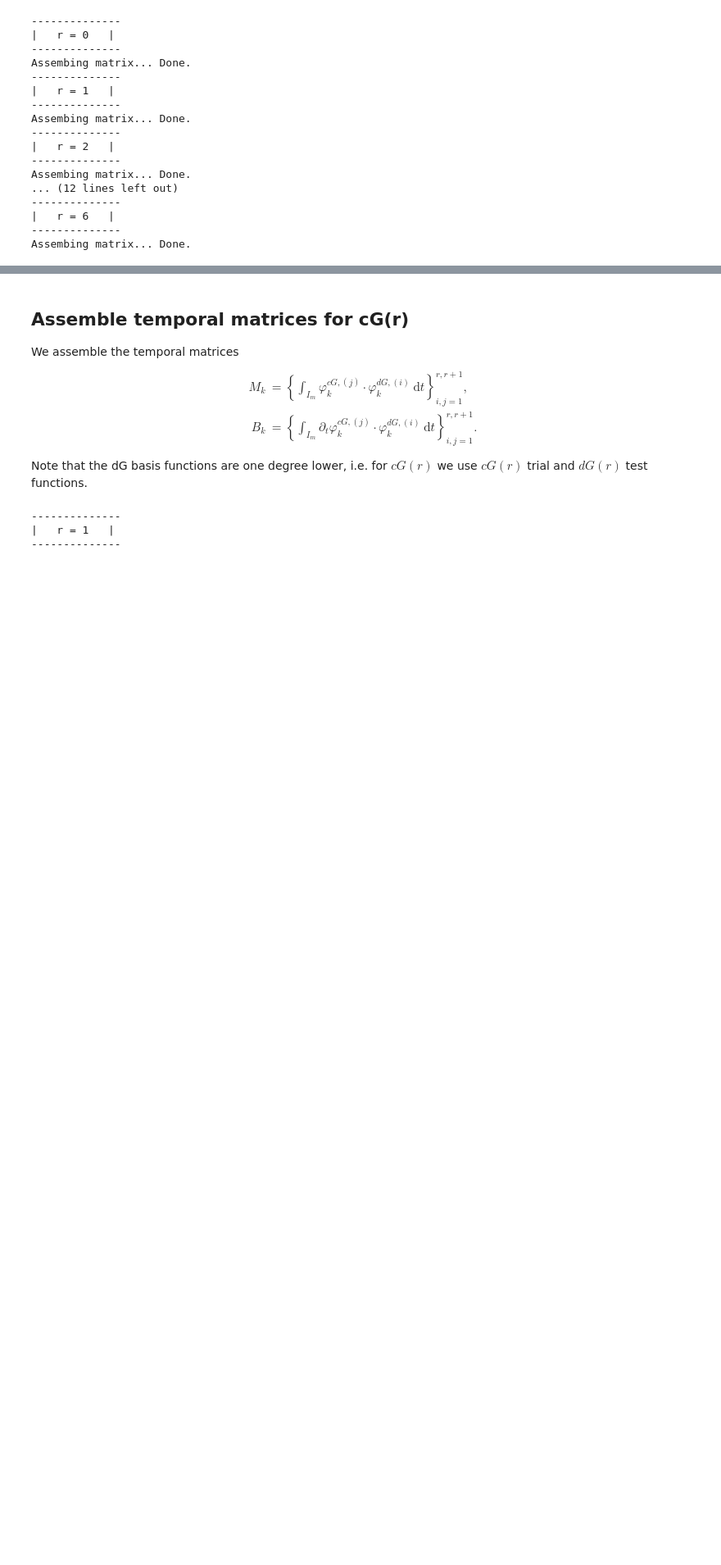
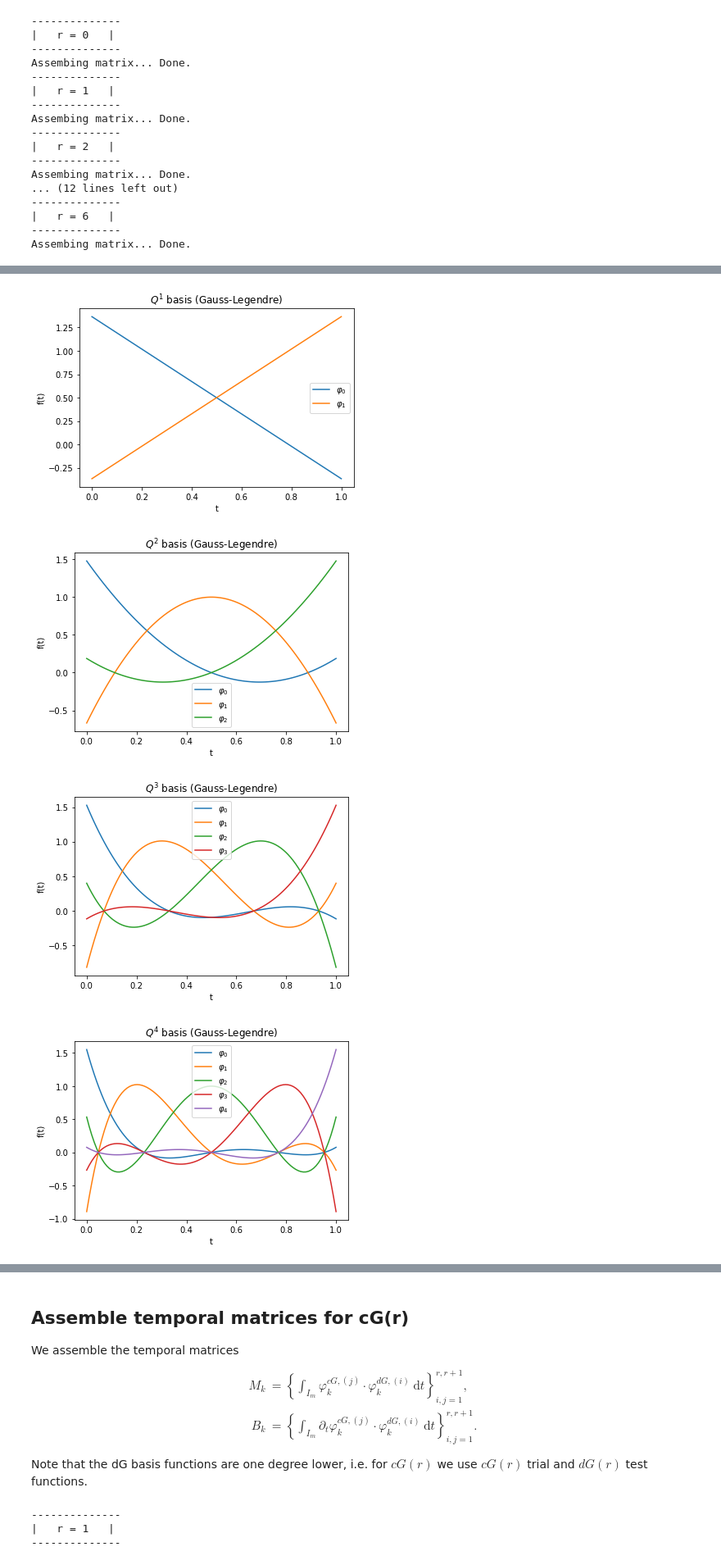
Before and after one commit to mathmerizing/PhD_SupplementaryMaterial, a Jupyter notebook: Time_FEM/Galerkin_OneElement_Convergence.ipynb, the cells around one changed output, grey strips where cells are left out. Shown at 82% size. Saved outputs shown, nothing was run; the diff lists cells and outputs as text; code cells hidden in the pictures; blank space fills up the shorter version.

Commit message:
Added convergence for dG(r) with Gauss-Legendre

```diff
--- a/Time_FEM/Galerkin_OneElement_Convergence.ipynb
+++ b/Time_FEM/Galerkin_OneElement_Convergence.ipynb
@@ -312,0 +313,33 @@ Slope for dG(5): 5.977089688350071
+# %%
+# dictionary of temporal bases for Gauss-Legendre quadrature depending on the polynomial degree
+φ_Legendre = {}
+roots_Legendre = {}
+
+roots_Legendre[1] = transform_roots([-N(sqrt(Rational(1,3))), N(sqrt(Rational(1,3)))])
+φ_Legendre[1] = compute_basis_functions(roots_Legendre[1])
+roots_Legendre[2] = transform_roots([-N(sqrt(Rational(3,5))), 0, N(sqrt(Rational(3,5)))])
+φ_Legendre[2] = compute_basis_functions(roots_Legendre[2])
+roots_Legendre[3] = transform_roots([
+    -N(sqrt(Rational(3,7) + Rational(2,7)*sqrt(Rational(6,5)))),
+    -N(sqrt(Rational(3,7) - Rational(2,7)*sqrt(Rational(6,5)))),
+     N(sqrt(Rational(3,7) - Rational(2,7)*sqrt(Rational(6,5)))),
+     N(sqrt(Rational(3,7) + Rational(2,7)*sqrt(Rational(6,5)))),
+])
+φ_Legendre[3] = compute_basis_functions(roots_Legendre[3])
+roots_Legendre[4] = transform_roots([
+    -N(Rational(1,3)*sqrt(5 + 2*sqrt(Rational(10,7)))),
+    -N(Rational(1,3)*sqrt(5 - 2*sqrt(Rational(10,7)))),
+     0,
+     N(Rational(1,3)*sqrt(5 - 2*sqrt(Rational(10,7)))),
+     N(Rational(1,3)*sqrt(5 + 2*sqrt(Rational(10,7)))),
+])
+φ_Legendre[4] = compute_basis_functions(roots_Legendre[4])
+
+# plot bases from Q^1 to Q^4
+for r in range(1,5):
+    plot_basis(basis=φ_Legendre[r], title=rf"$Q^{{{r}}}$ basis (Gauss-Legendre)")
+# %% [output]
+[figure, added]
+[figure, added]
+[figure, added]
+[figure, added]
```
Also changed, not shown: parts of 10 cells of this notebook.
